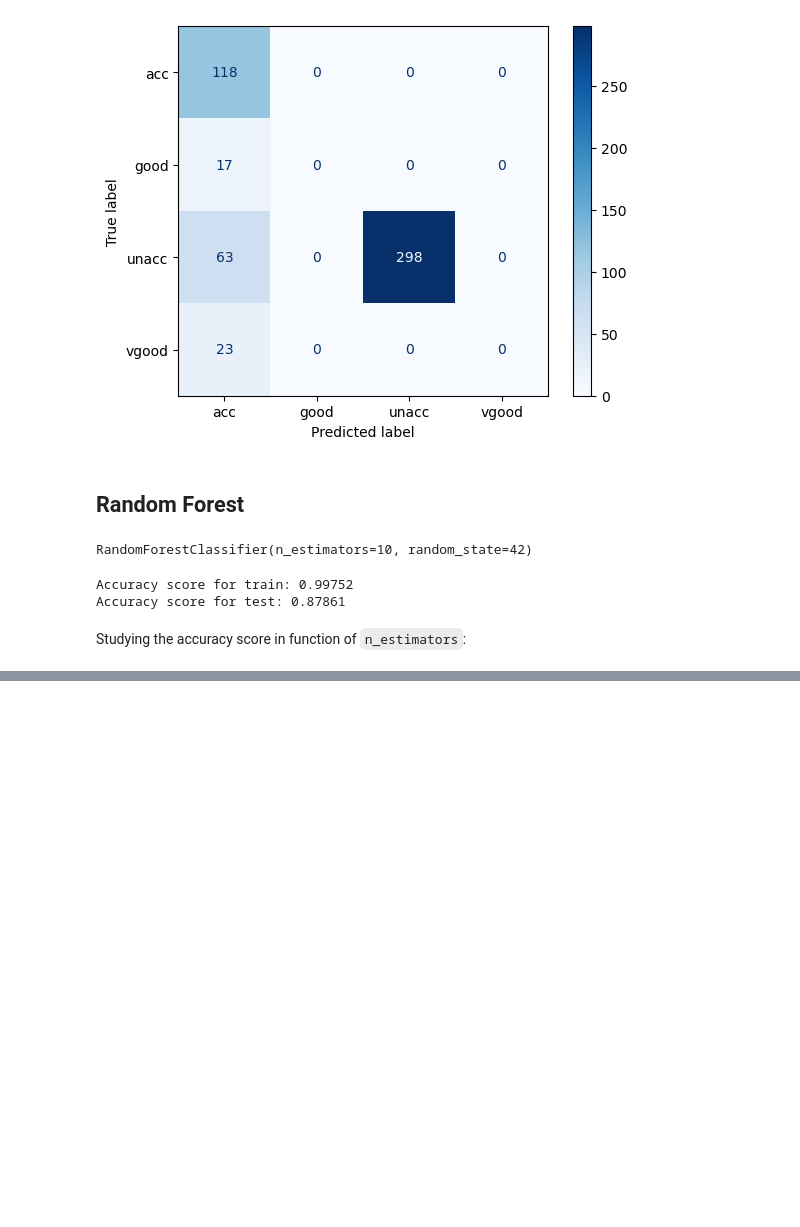
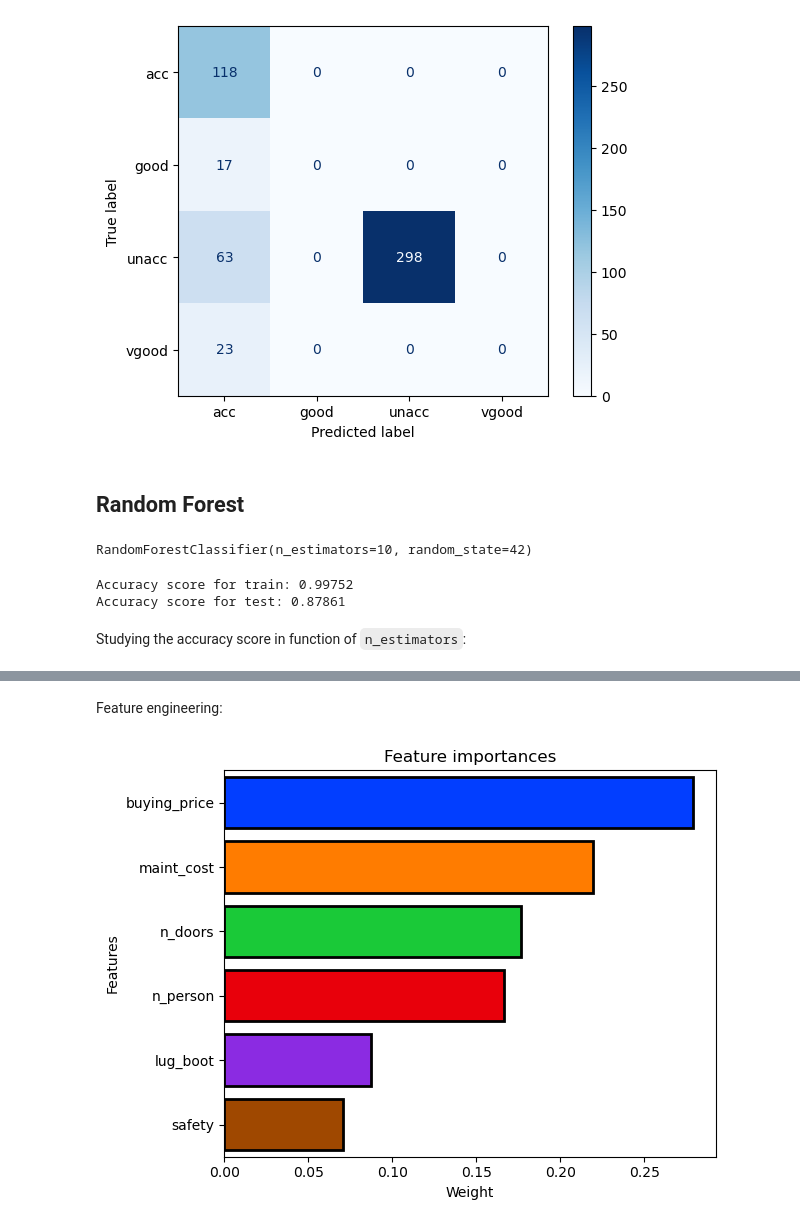
Before and after one commit to fenilenvinileno97/decision_trees, a Jupyter notebook: 2-cars_dataset.ipynb, the cells around one changed output, grey strips where cells are left out. Saved outputs shown, nothing was run; the diff lists cells and outputs as text; code cells hidden in the pictures; blank space fills up the shorter version.

Commit message:
(build) 2-cars_dataset had minor fixes respect to feature engineering. (build) No issues in 3-random_forest (delete) 4-testing.ipynb

```diff
--- a/2-cars_dataset.ipynb
+++ b/2-cars_dataset.ipynb
@@ -206,0 +231,12 @@ Studying the accuracy score in function of `n_estimators`:
+# %% [markdown]
+Feature engineering:
+# %%
+feature_scores = pd.Series(rf.feature_importances_, index=X.columns).sort_values(ascending=False)
+sns.barplot(y=X.columns, x=feature_scores, palette='bright', saturation=2.0, edgecolor='black', linewidth=2)
+plt.ylabel("Features")
+plt.xlabel("Weight")
+plt.title("Feature importances")
+plt.tight_layout()
+plt.show()
+# %% [output]
+[figure, added]
```
Also changed, not shown: parts of 6 cells of this notebook, 3 other files.
